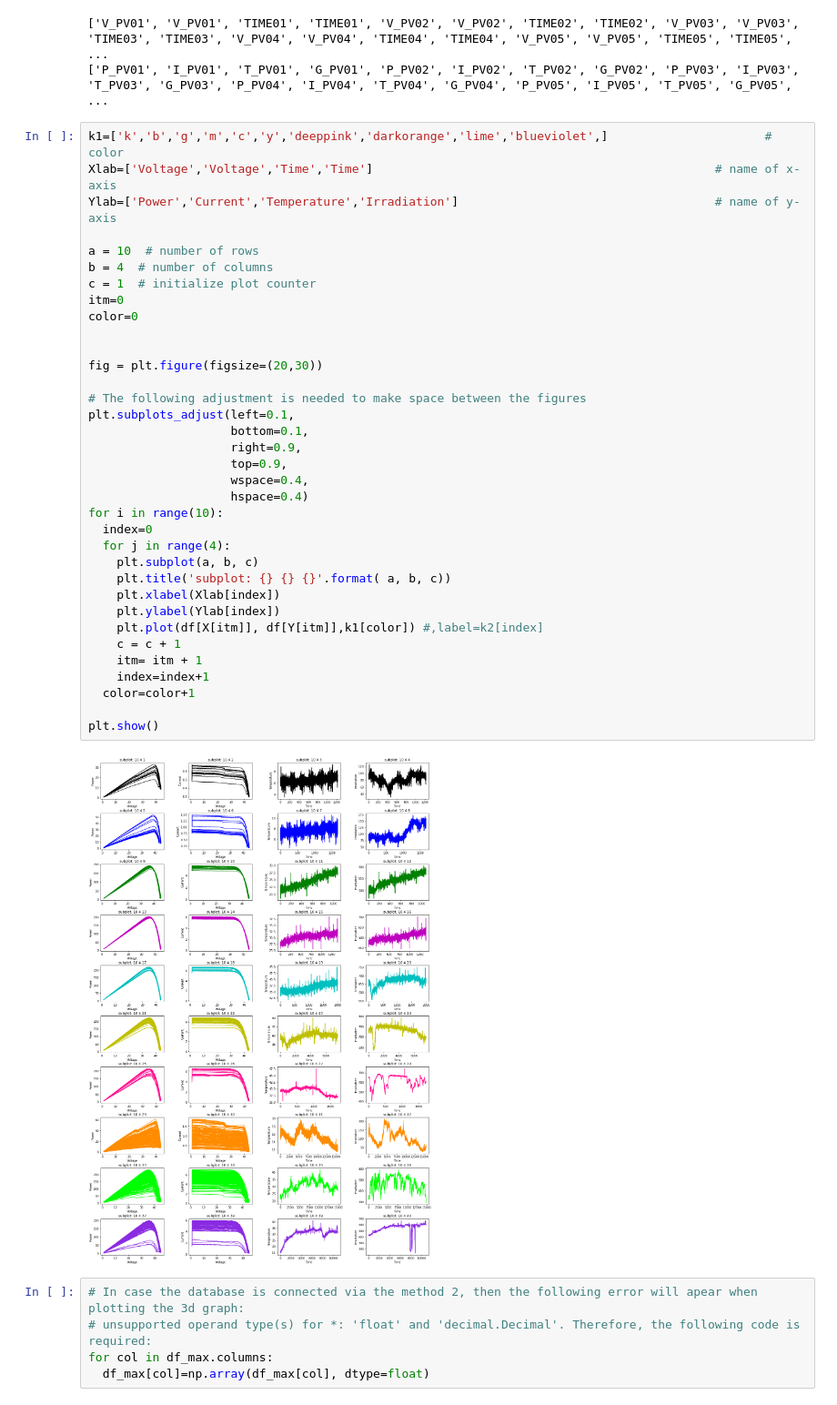
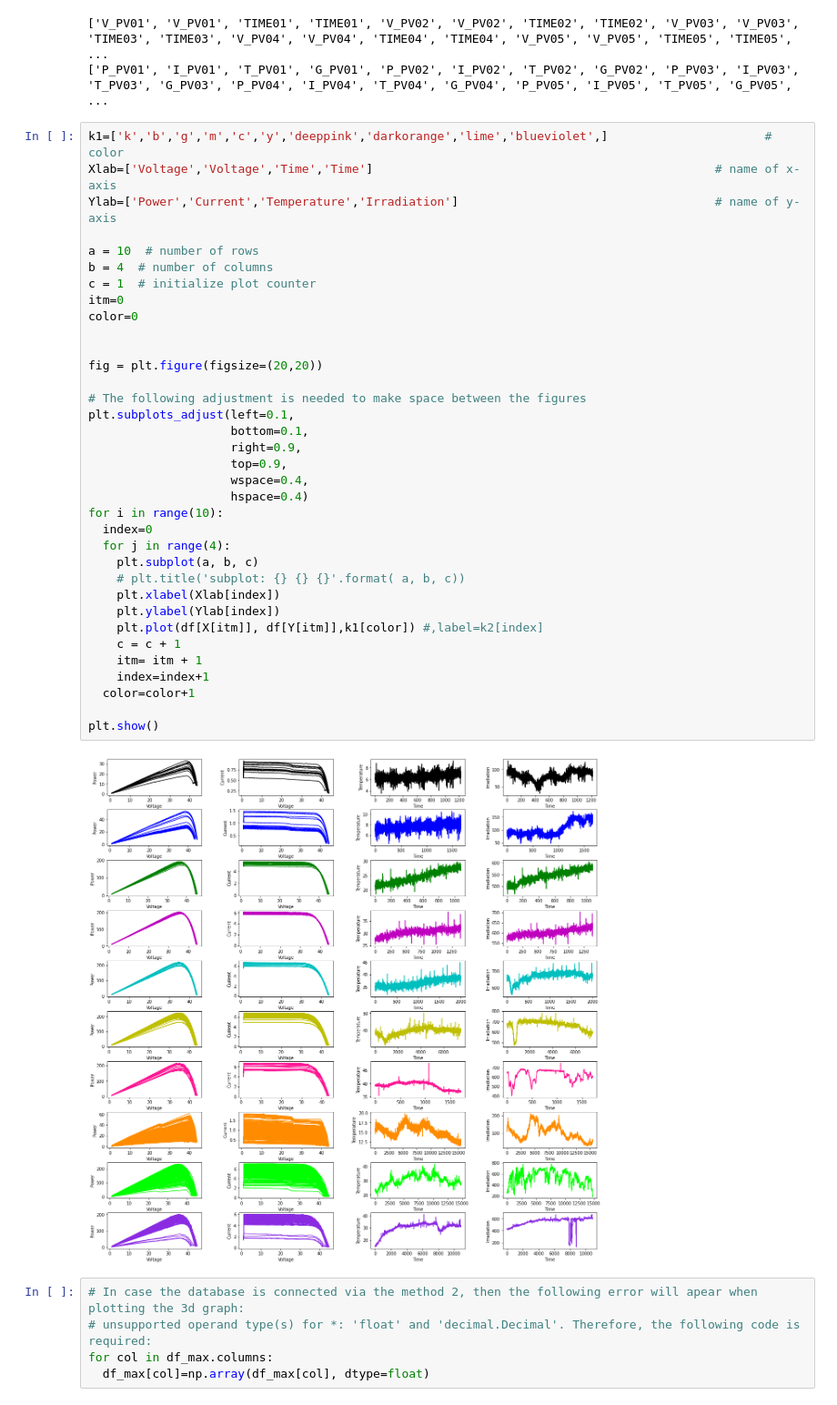
Before and after one commit to Mohamed-derbeli/ML-for-maximum-power-point-tracking-prediction-in-PV-system, a Jupyter notebook: ML_for_MPPT_prediction_in_PV_system.ipynb, the cells around one changed output. Shown at 91% size. Saved outputs shown, nothing was run; the diff lists cells and outputs as text.

```diff
--- a/ML_for_MPPT_prediction_in_PV_system.ipynb
+++ b/ML_for_MPPT_prediction_in_PV_system.ipynb
@@ -180,36 +180,36 @@ Ylab=['Power','Current','Temperature','Irradiation']
 
 a = 10  # number of rows
 b = 4  # number of columns
 c = 1  # initialize plot counter
 itm=0
 color=0
 
 
-fig = plt.figure(figsize=(20,30))
+fig = plt.figure(figsize=(20,20))
 
 # The following adjustment is needed to make space between the figures
 plt.subplots_adjust(left=0.1,
                     bottom=0.1,
                     right=0.9,
                     top=0.9,
                     wspace=0.4,
                     hspace=0.4)
 for i in range(10):
   index=0
   for j in range(4):
     plt.subplot(a, b, c)
-    plt.title('subplot: {} {} {}'.format( a, b, c))
+    # plt.title('subplot: {} {} {}'.format( a, b, c))
     plt.xlabel(Xlab[index])
     plt.ylabel(Ylab[index])
     plt.plot(df[X[itm]], df[Y[itm]],k1[color]) #,label=k2[index]
     c = c + 1
     itm= itm + 1
     index=index+1
   color=color+1
 
 plt.show()
 # %% [output]
-[figure, old version]
+[figure, new version]
 # %%
 # In case the database is connected via the method 2, then the following error will apear when plotting the 3d graph:
 # unsupported operand type(s) for *: 'float' and 'decimal.Decimal'. Therefore, the following code is required:
```
Also changed, not shown: parts of 1 cell of this notebook.
